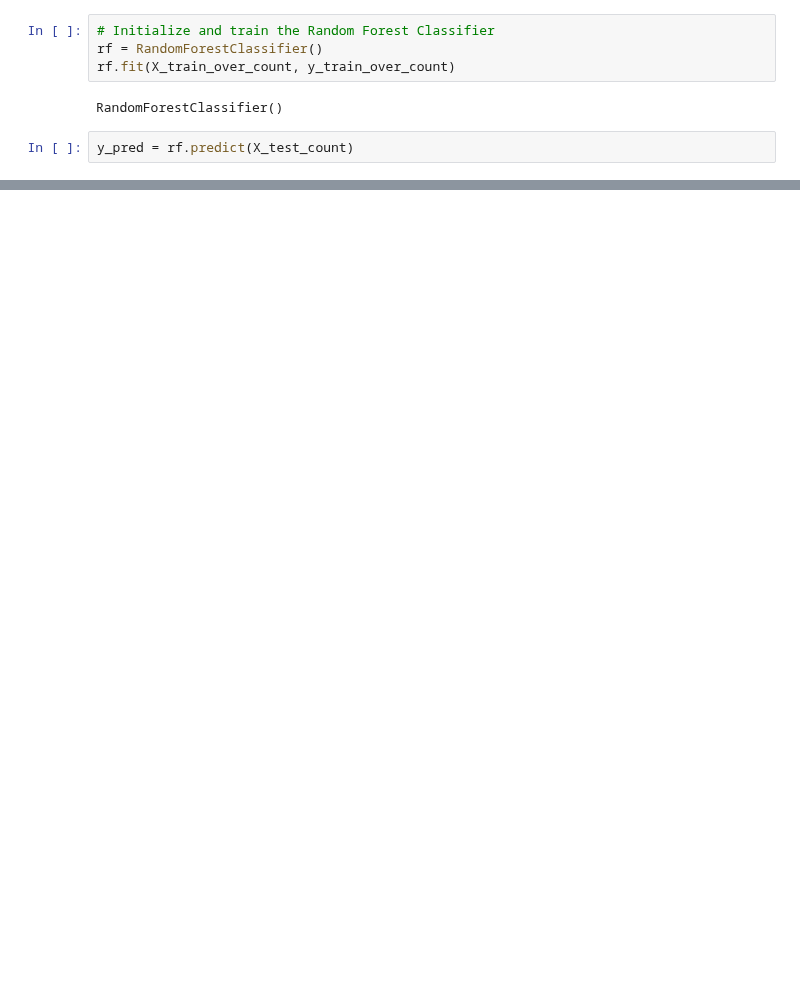
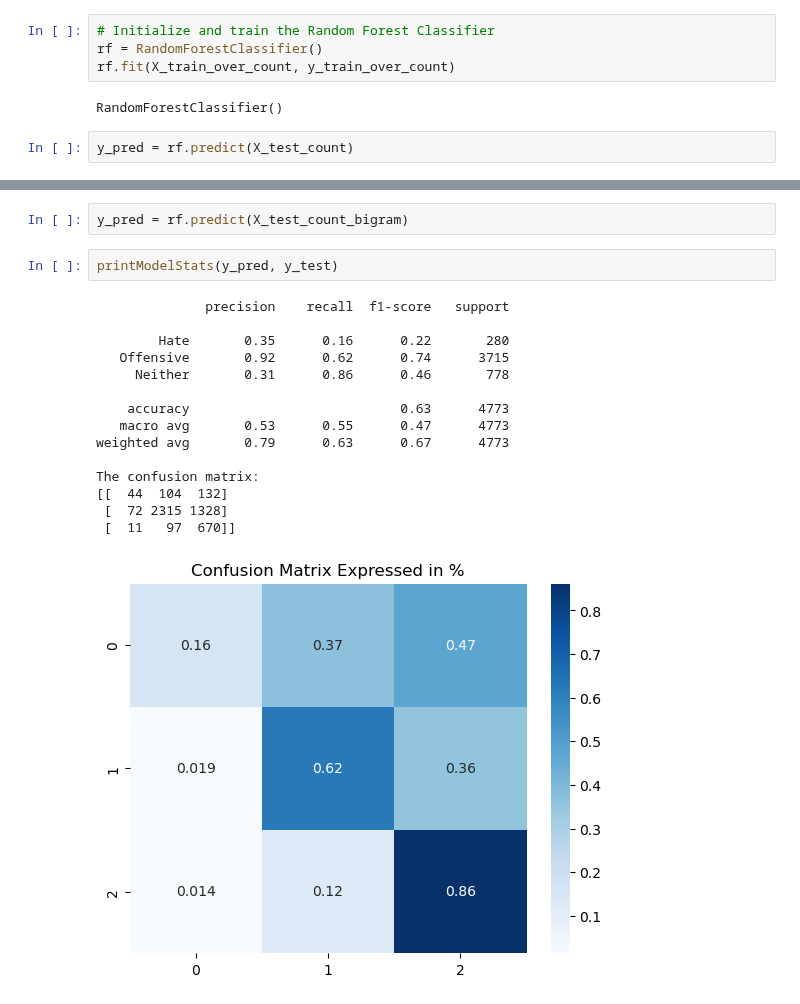
Before and after one commit to Disquietudee/Recognising-hate-speech-on-twitter-vs-offensive-language, a Jupyter notebook: RF.ipynb, the cells around one changed output, grey strips where cells are left out. Drawn from its saved outputs; the diff is of its cells as text; blank space fills up the shorter version.

```diff
--- a/RF.ipynb
+++ b/RF.ipynb
@@ -210,0 +255,20 @@ Accuracy: 0.8891682380054473
+# %%
+y_pred = rf.predict(X_test_count_bigram)
+# %%
+printModelStats(y_pred, y_test)
+# %% [output]
+              precision    recall  f1-score   support
+
+        Hate       0.35      0.16      0.22       280
+   Offensive       0.92      0.62      0.74      3715
+     Neither       0.31      0.86      0.46       778
+
+    accuracy                           0.63      4773
+   macro avg       0.53      0.55      0.47      4773
+weighted avg       0.79      0.63      0.67      4773
+
+The confusion matrix:
+[[  44  104  132]
+ [  72 2315 1328]
+ [  11   97  670]]
+[figure, added]
```
Also changed, not shown: parts of 12 cells of this notebook, 1 other file.
